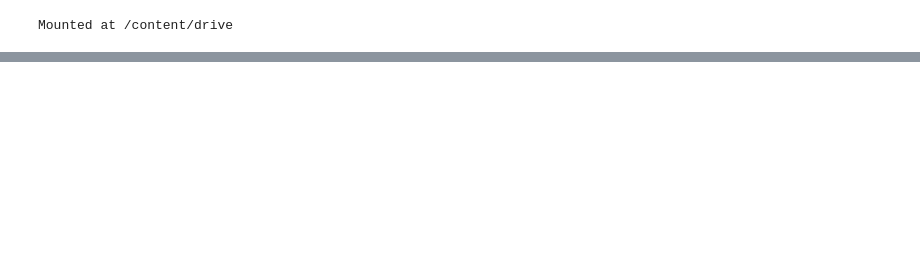
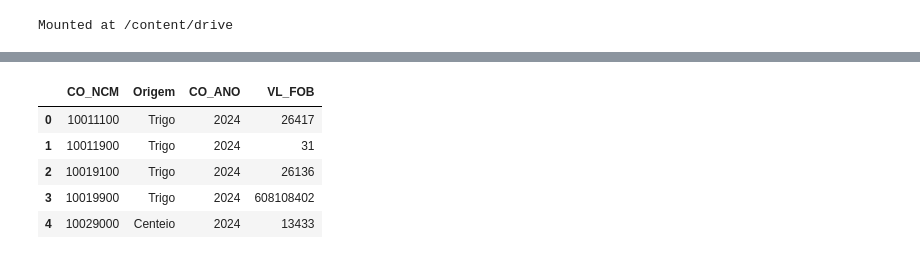
Before and after one commit to vitormunnizz/dashboard_agronegocio_looker_studio, a Jupyter notebook: Data_Preparation_dnc_.ipynb, the cells around one changed output, grey strips where cells are left out. Cells and saved outputs as stored; diff of their text form; code cells hidden in the pictures; blank space fills up the shorter version.

```diff
--- a/Data_Preparation_dnc_.ipynb
+++ b/Data_Preparation_dnc_.ipynb
@@ -284,0 +52,15 @@ df_final.describe()
+# %%
+# Selecionando apenas as colunas relevantes para análise de exportação e importação
+df = df[['CO_NCM', 'Origem', 'CO_ANO', 'VL_FOB']]
+# %%
+# Agrupando os dados de exportação por NCM somando os valores FOB
+df_exp = df.groupby(['CO_NCM', 'Origem', 'CO_ANO'], as_index=False)['VL_FOB'].sum()
+# %%
+df_exp.head()
+# %% [output]
+|  | CO_NCM | Origem | CO_ANO | VL_FOB |
+| 0 | 10011100 | Trigo | 2024 | 26417 |
+| 1 | 10011900 | Trigo | 2024 | 31 |
+| 2 | 10019100 | Trigo | 2024 | 26136 |
+| 3 | 10019900 | Trigo | 2024 | 608108402 |
+| 4 | 10029000 | Centeio | 2024 | 13433 |
```
Also changed, not shown: parts of 57 cells of this notebook.
